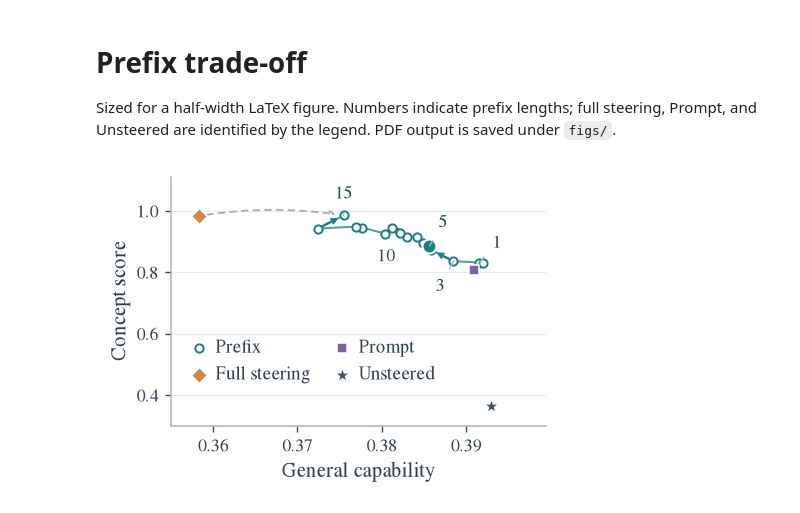
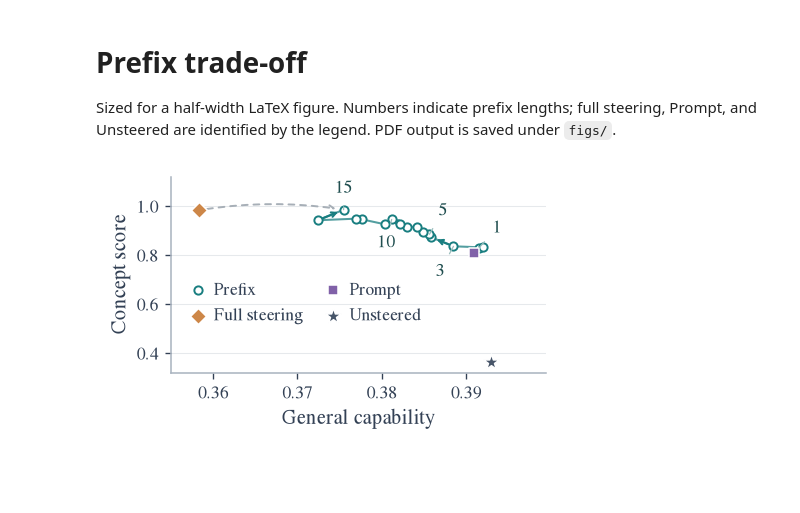
Before and after one commit to xzAscC/Prefix, a Jupyter notebook: notebooks/reproduced_prefix_tradeoff.ipynb, the cells around one changed output. Drawn from its saved outputs; the diff is of its cells as text; code cells hidden in the pictures; blank space fills up the shorter version.

Commit message:
Compact trade-off plot and remove five-token emphasis

```diff
--- a/notebooks/reproduced_prefix_tradeoff.ipynb
+++ b/notebooks/reproduced_prefix_tradeoff.ipynb
@@ -40,8 +40,8 @@ prompt_pt = df[df["series"] == "Prompt"].iloc[0]
 COLORS = {"early": "#197E80", "all": "#CD8748", "prompt": "#8061A8", "base": "#475569"}
 # Match the paper typography and embed TrueType fonts in the PDF.
 with plt.rc_context({"font.family": "STIXGeneral", "pdf.fonttype": 42}):
-    fig, ax = plt.subplots(figsize=(3.35, 2.4), dpi=140)
-    fig.subplots_adjust(left=0.18, right=0.98, bottom=0.22, top=0.96)
+    fig, ax = plt.subplots(figsize=(3.35, 2.0), dpi=140)
+    fig.subplots_adjust(left=0.18, right=0.98, bottom=0.25, top=0.95)
 
     xy = early[["general_capability", "concept_score"]].to_numpy()
     ax.plot(xy[:, 0], xy[:, 1], color=COLORS["early"], lw=1.05, alpha=0.75, zorder=2)
@@ -62,9 +62,6 @@ with plt.rc_context({"font.family": "STIXGeneral", "pdf.fonttype": 42}):
                    marker=marker, s=size, facecolors=color, edgecolors="white",
                    linewidths=0.8, label=label, zorder=5)
 
-    pt5 = early.loc[early.prefix_len.eq(5)].iloc[0]
-    ax.scatter([pt5.general_capability], [pt5.concept_score], s=52,
-               color=COLORS["early"], edgecolors="white", linewidths=1.1, zorder=6)
     pt15 = early.loc[early.prefix_len.eq(15)].iloc[0]
     ax.add_patch(FancyArrowPatch(
         (all_pt.general_capability, all_pt.concept_score),
@@ -74,35 +71,35 @@ with plt.rc_context({"font.family": "STIXGeneral", "pdf.fonttype": 42}):
     ))
 
     # Offsets are in points; labels stay anchored when the data change.
-    label_offsets = {1: (9, 10), 3: (-7, -13), 5: (7, 12), 10: (-3, -15), 15: (0, 11)}
+    label_offsets = {1: (9, 10), 3: (-7, -13), 5: (7, 12), 10: (-3, -12), 15: (0, 11)}
     for length, offset in label_offsets.items():
         point = early.loc[early.prefix_len.eq(length)].iloc[0]
         ax.annotate(str(length), (point.general_capability, point.concept_score),
                     xytext=offset, textcoords="offset points", ha="center", va="center",
                     fontsize=9, color="#214F50",
                     arrowprops=dict(arrowstyle="-", color="#9BBEBD", lw=0.65,
                                     shrinkA=3, shrinkB=5), zorder=7)
 
-    ax.set(xlim=(0.355, 0.3995), ylim=(0.30, 1.11),
+    ax.set(xlim=(0.355, 0.3995), ylim=(0.32, 1.12),
            xticks=[0.36, 0.37, 0.38, 0.39], yticks=[0.4, 0.6, 0.8, 1.0])
     ax.set_xlabel("General capability", fontsize=10.5, labelpad=3, color="#334155")
     ax.set_ylabel("Concept score", fontsize=10.5, labelpad=3, color="#334155")
     ax.set_axisbelow(True)
     ax.grid(axis="y", color="#E6E9EC", linewidth=0.55)
     ax.tick_params(labelsize=9, colors="#334155", length=3, width=0.7)
     for side in ("top", "right"):
         ax.spines[side].set_visible(False)
     for side in ("left", "bottom"):
         ax.spines[side].set_color("#AAB4C0")
         ax.spines[side].set_linewidth(0.8)
-    ax.legend(loc="lower left", bbox_to_anchor=(0.025, 0.13), frameon=False,
-              fontsize=9.5, ncol=2, columnspacing=1.2, handletextpad=0.4,
+    ax.legend(loc="lower left", bbox_to_anchor=(0.025, 0.20), frameon=False,
+              fontsize=9, ncol=2, columnspacing=1.2, handletextpad=0.4,
               labelspacing=0.45, borderpad=0, handlelength=1.0, labelcolor="#334155")
 
     ROOT = next(path for path in (Path.cwd(), *Path.cwd().parents)
                 if (path / "notebooks").is_dir() and (path / "figs").is_dir())
     output_path = ROOT / "figs" / "reproduced_prefix_tradeoff.pdf"
     fig.savefig(output_path, bbox_inches="tight", pad_inches=0.025)
     plt.show()
 # %% [output]
-[figure, old version]
+[figure, new version]
```
